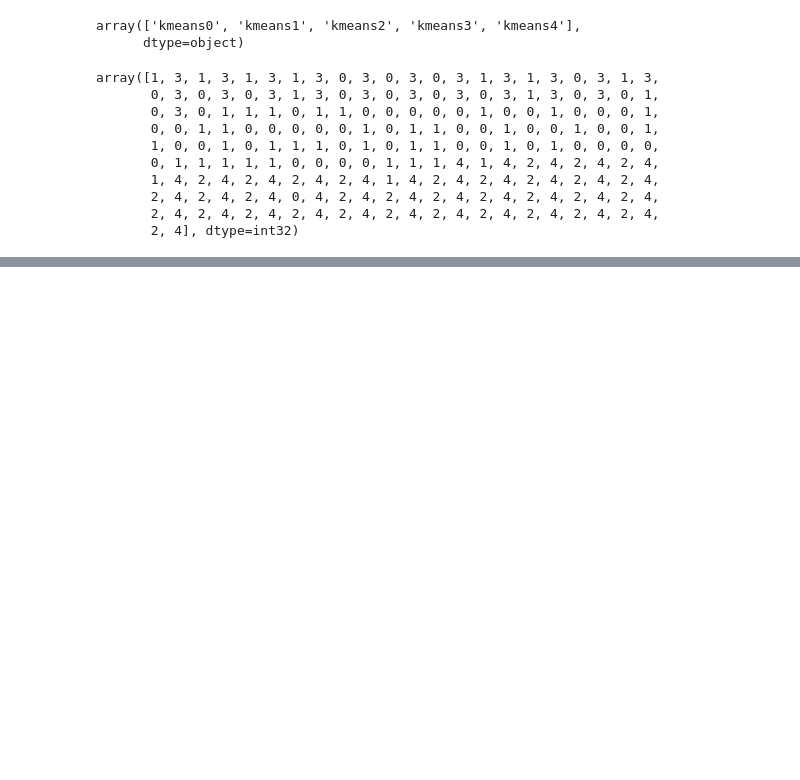
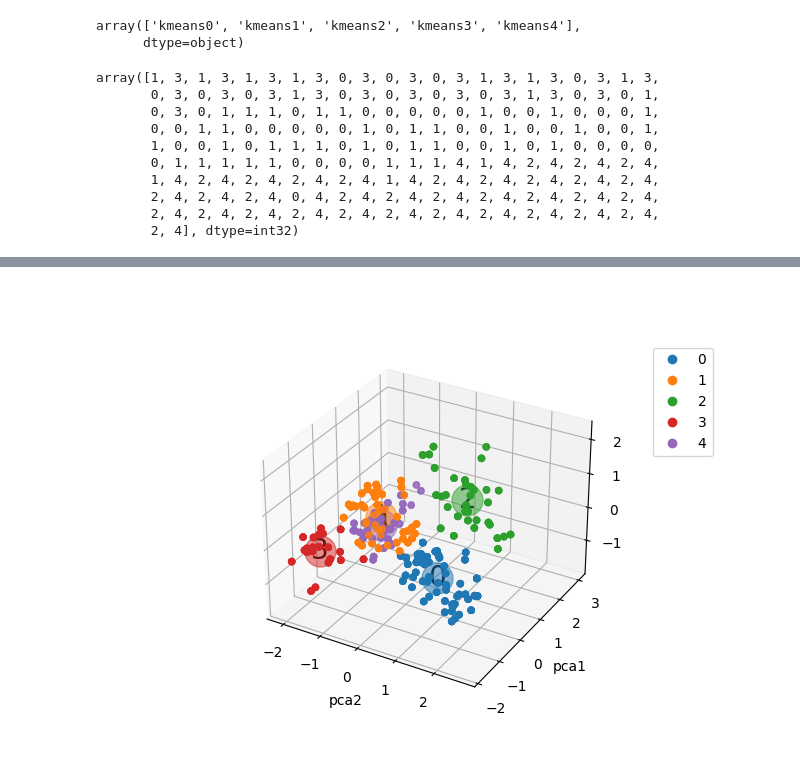
Before and after one commit to Felandim/PortfolioProjetos, a Jupyter notebook: 2 Segmentação de clientes/notebook/projeto_supermercado_05_pipeline_pca.ipynb, the cells around one changed output, grey strips where cells are left out. Cells and saved outputs as stored; diff of their text form; code cells hidden in the pictures; blank space fills up the shorter version.

```diff
--- a/2 Segmentação de clientes/notebook/projeto_supermercado_05_pipeline_pca.ipynb
+++ b/2 Segmentação de clientes/notebook/projeto_supermercado_05_pipeline_pca.ipynb
@@ -85,0 +168,7 @@ df_clustered.head()
+# %%
+df_pca = pd.DataFrame(
+    pipeline[:-1].fit_transform(df),
+    columns = pipeline[:-1].get_feature_names_out()
+    )
+
+df_pca.head()
@@ -85,0 +182,16 @@ df_clustered.head()
+# %%
+centroids = pipeline['clustering'].cluster_centers_
+# %%
+%matplotlib ipympl
+from func_aux import visualizar_clusters
+
+visualizar_clusters(
+    dataframe= df_pca,
+    colunas = ['pca0', 'pca1', 'pca2'],
+    quantidade_de_cores=5,
+    centroids = centroids,
+    mostrar_pontos=True,
+    coluna_clusters = df_clustered['cluster']
+    )
+# %% [output]
+[figure, added]
```
Also changed, not shown: parts of 11 cells of this notebook.
